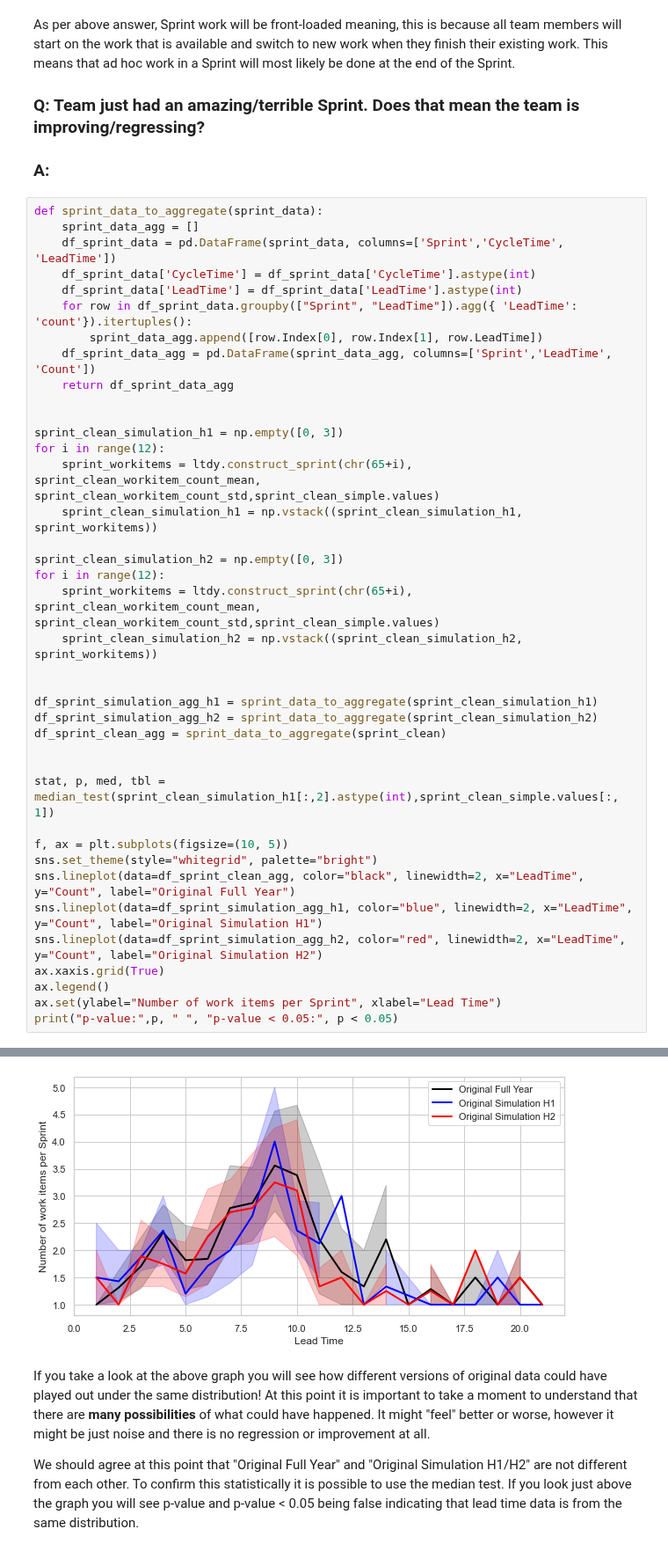
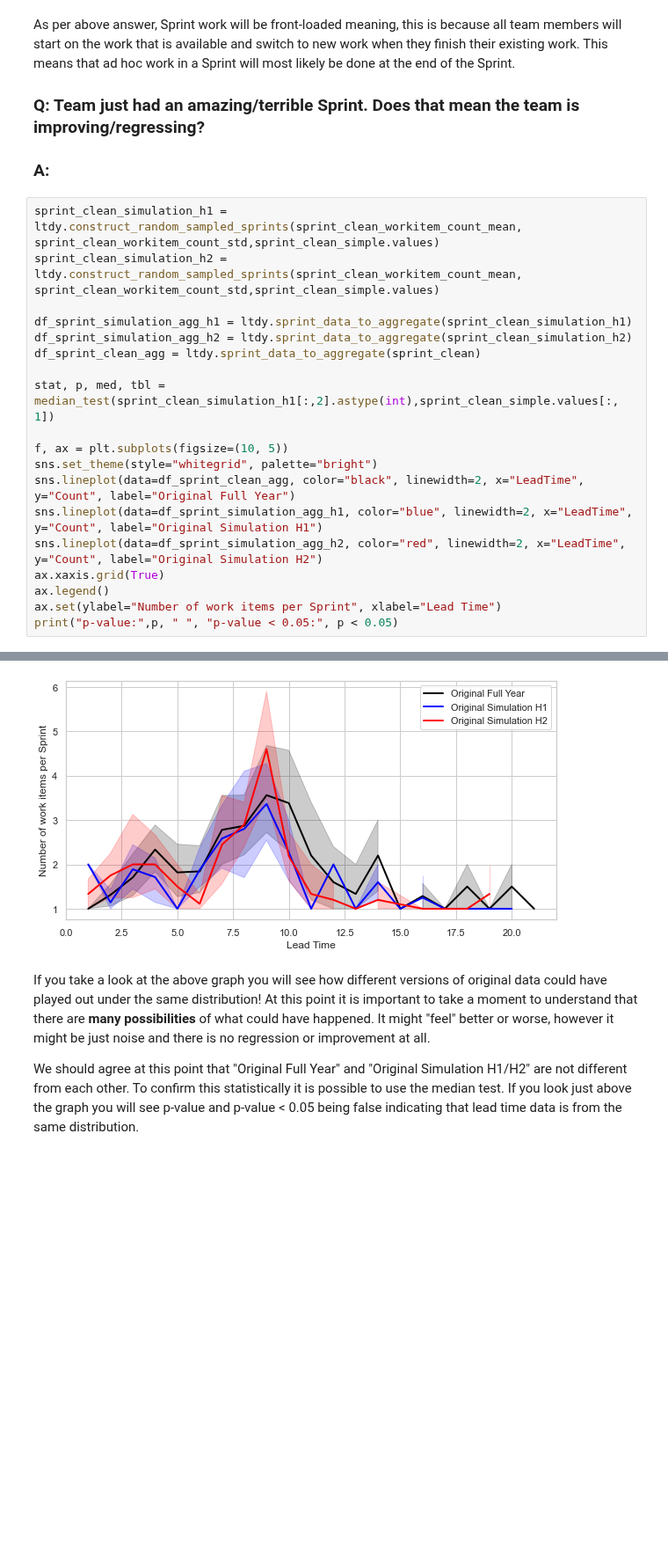
Before and after one commit to zkavtaskin/Lead-Time-Driven-Delivery-Simulation, a Jupyter notebook: Notebook/LeadTimeDynamics.ipynb, the cells around one changed output, grey strips where cells are left out. Shown at 88% size. Drawn from its saved outputs; the diff is of its cells as text; blank space fills up the shorter version.

Commit message:
making notebook even simpler

```diff
--- a/Notebook/LeadTimeDynamics.ipynb
+++ b/Notebook/LeadTimeDynamics.ipynb
@@ -203,32 +203,12 @@ As per above answer, Sprint work will be front-loaded meaning, this is because a
 ### Q: Team just had an amazing/terrible Sprint. Does that mean the team is improving/regressing?
 ### A:
 # %%
-def sprint_data_to_aggregate(sprint_data):
-    sprint_data_agg = []
-    df_sprint_data = pd.DataFrame(sprint_data, columns=['Sprint','CycleTime', 'LeadTime'])
-    df_sprint_data['CycleTime'] = df_sprint_data['CycleTime'].astype(int)
-    df_sprint_data['LeadTime'] = df_sprint_data['LeadTime'].astype(int)
-    for row in df_sprint_data.groupby(["Sprint", "LeadTime"]).agg({ 'LeadTime': 'count'}).itertuples():
-        sprint_data_agg.append([row.Index[0], row.Index[1], row.LeadTime])
-    df_sprint_data_agg = pd.DataFrame(sprint_data_agg, columns=['Sprint','LeadTime', 'Count'])
-    return df_sprint_data_agg
+sprint_clean_simulation_h1 = ltdy.construct_random_sampled_sprints(sprint_clean_workitem_count_mean, sprint_clean_workitem_count_std,sprint_clean_simple.values)
+sprint_clean_simulation_h2 = ltdy.construct_random_sampled_sprints(sprint_clean_workitem_count_mean, sprint_clean_workitem_count_std,sprint_clean_simple.values)
 
-
-sprint_clean_simulation_h1 = np.empty([0, 3])
-for i in range(12):
-    sprint_workitems = ltdy.construct_sprint(chr(65+i), sprint_clean_workitem_count_mean, sprint_clean_workitem_count_std,sprint_clean_simple.values)
-    sprint_clean_simulation_h1 = np.vstack((sprint_clean_simulation_h1, sprint_workitems))
-
-sprint_clean_simulation_h2 = np.empty([0, 3])
-for i in range(12):
-    sprint_workitems = ltdy.construct_sprint(chr(65+i), sprint_clean_workitem_count_mean, sprint_clean_workitem_count_std,sprint_clean_simple.values)
-    sprint_clean_simulation_h2 = np.vstack((sprint_clean_simulation_h2, sprint_workitems))
-
-
-df_sprint_simulation_agg_h1 = sprint_data_to_aggregate(sprint_clean_simulation_h1)
-df_sprint_simulation_agg_h2 = sprint_data_to_aggregate(sprint_clean_simulation_h2)
-df_sprint_clean_agg = sprint_data_to_aggregate(sprint_clean)
-
+df_sprint_simulation_agg_h1 = ltdy.sprint_data_to_aggregate(sprint_clean_simulation_h1)
+df_sprint_simulation_agg_h2 = ltdy.sprint_data_to_aggregate(sprint_clean_simulation_h2)
+df_sprint_clean_agg = ltdy.sprint_data_to_aggregate(sprint_clean)
 
 stat, p, med, tbl = median_test(sprint_clean_simulation_h1[:,2].astype(int),sprint_clean_simple.values[:, 1])
 
@@ -246,4 +226,4 @@ p-value: 0.8713020178714097   p-value < 0.05: False
-[figure, old version]
+[figure, new version]
 # %% [markdown]
 If you take a look at the above graph you will see how different versions of original data could have played out under the same distribution! At this point it is important to take a moment to understand that there are **many possibilities** of what could have happened. It might "feel" better or worse, however it might be just noise and there is no regression or improvement at all.
 
```
Also changed, not shown: parts of 7 cells of this notebook, 1 other file.
